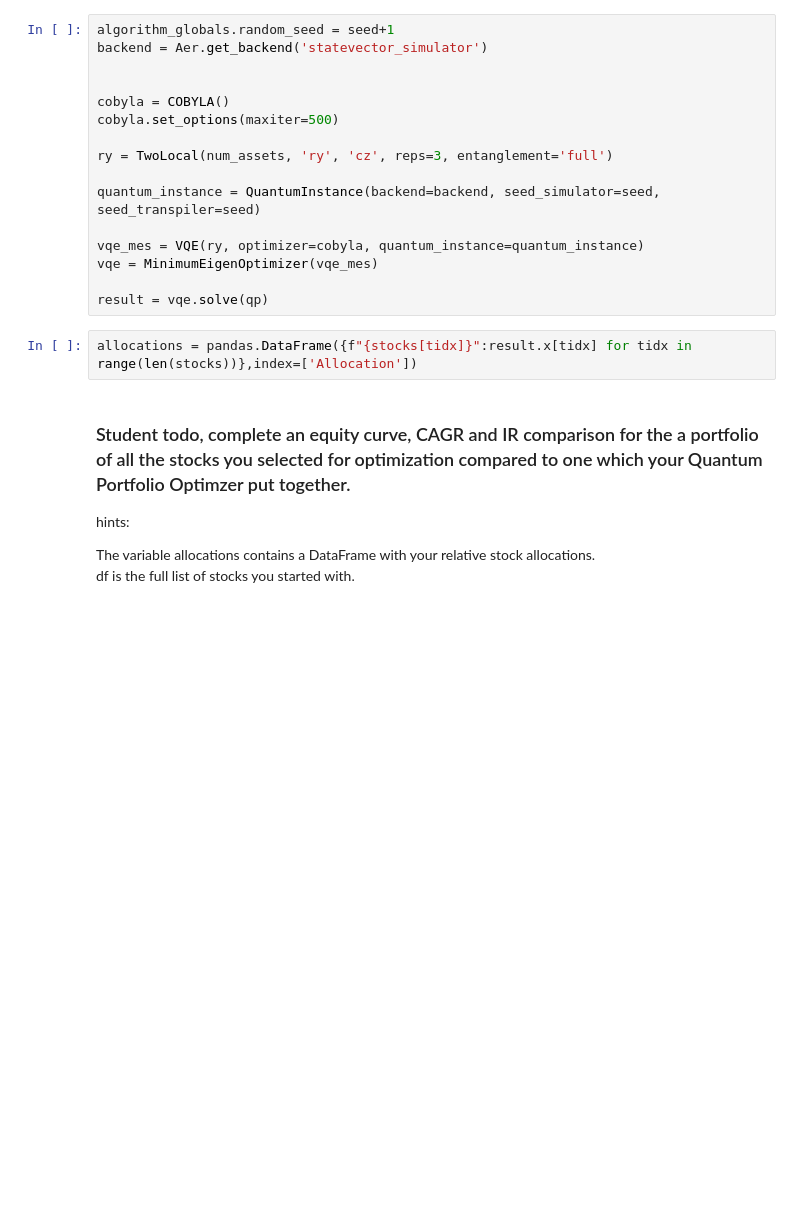
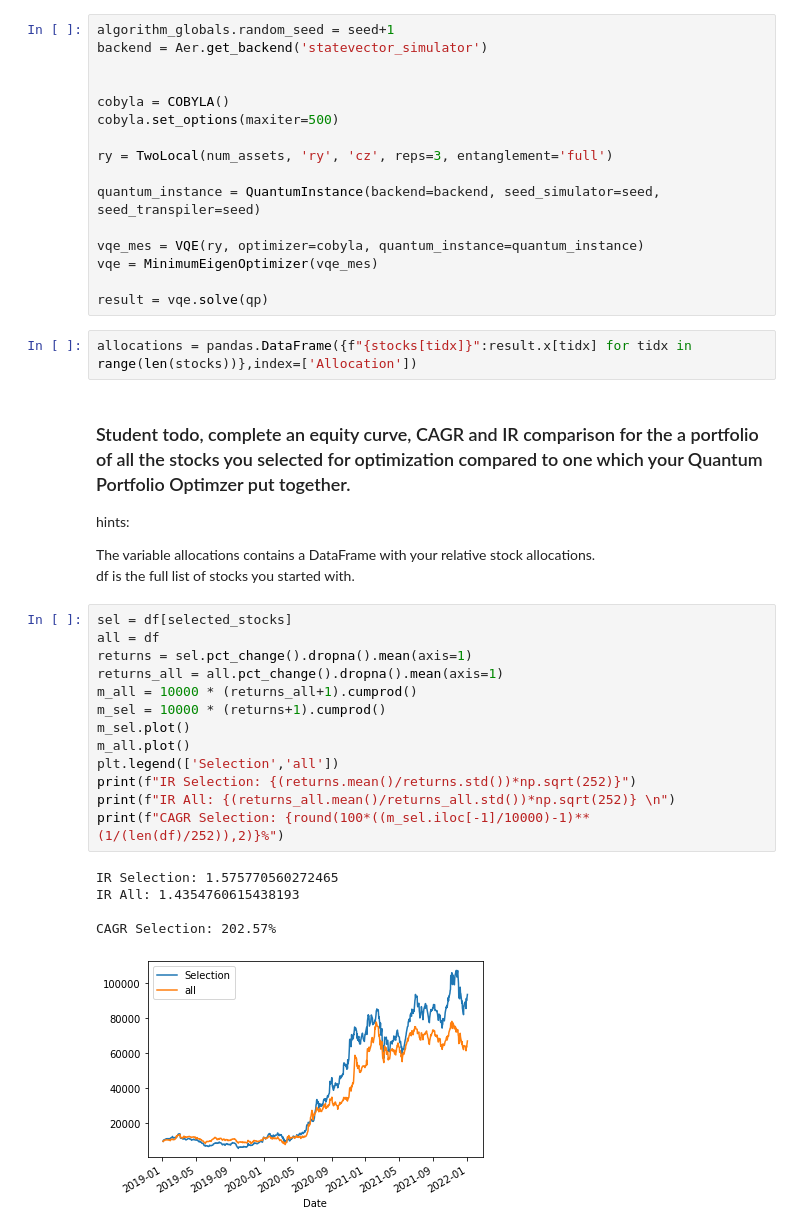
Before and after one commit to AI-asma/Bootcamp-Fintech, a Jupyter notebook: W8_A1.ipynb, the cells around one changed output. Cells and saved outputs as stored; diff of their text form; blank space fills up the shorter version.

```diff
--- a/W8_A1.ipynb
+++ b/W8_A1.ipynb
@@ -302,3 +302,22 @@ hints:
 
 The variable allocations contains a DataFrame with your relative stock allocations.
 df is the full list of stocks you started with.
+# %%
+sel = df[selected_stocks]
+all = df
+returns = sel.pct_change().dropna().mean(axis=1)
+returns_all = all.pct_change().dropna().mean(axis=1)
+m_all = 10000 * (returns_all+1).cumprod()
+m_sel = 10000 * (returns+1).cumprod()
+m_sel.plot()
+m_all.plot()
+plt.legend(['Selection','all'])
+print(f"IR Selection: {(returns.mean()/returns.std())*np.sqrt(252)}")
+print(f"IR All: {(returns_all.mean()/returns_all.std())*np.sqrt(252)} \n")
+print(f"CAGR Selection: {round(100*((m_sel.iloc[-1]/10000)-1)**(1/(len(df)/252)),2)}%")
+# %% [output]
+IR Selection: 1.575770560272465
+IR All: 1.4354760615438193
+
+CAGR Selection: 202.57%
+[figure, added]
```
